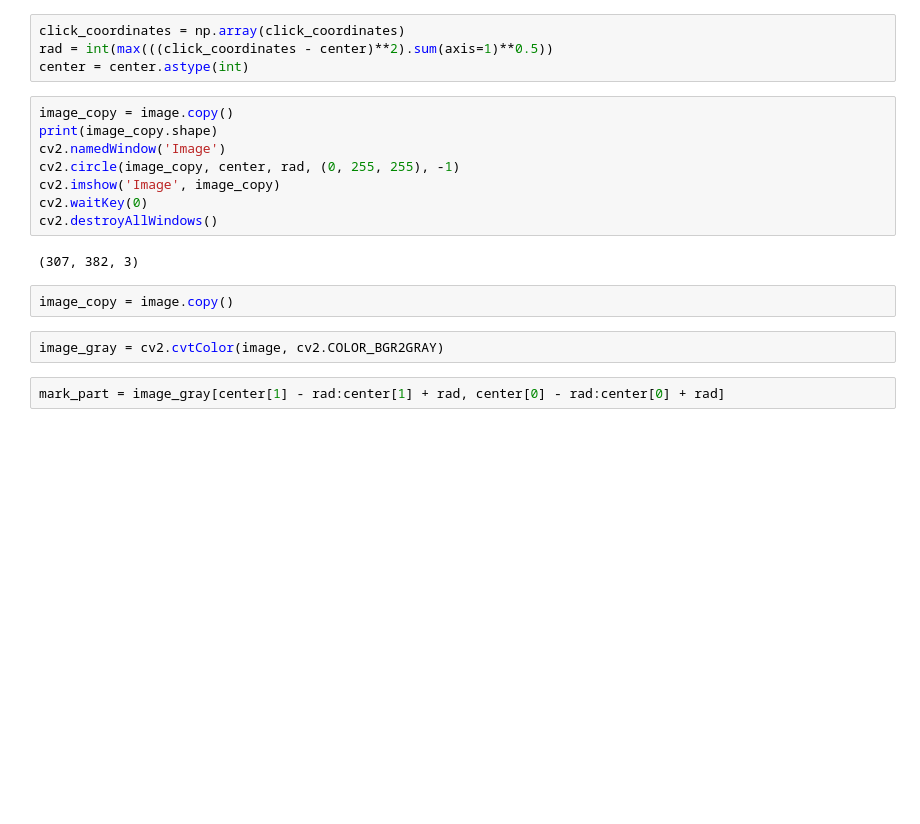
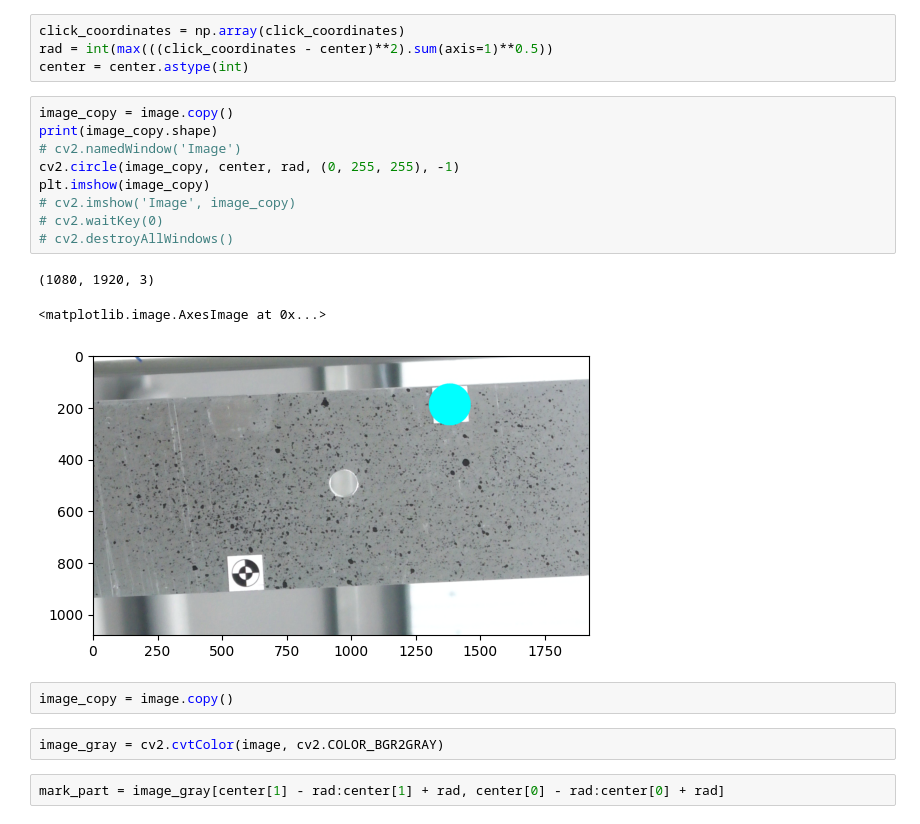
Before and after one commit to ravilkooo/ContactlessPlaneTesting, a Jupyter notebook: ravil/manual_mark_detection.ipynb, the cells around one changed output. Cells and saved outputs as stored; diff of their text form; blank space fills up the shorter version.

```diff
--- a/ravil/manual_mark_detection.ipynb
+++ b/ravil/manual_mark_detection.ipynb
@@ -74,13 +183,16 @@ center = center.astype(int)
 # %%
 image_copy = image.copy()
 print(image_copy.shape)
-cv2.namedWindow('Image')
+# cv2.namedWindow('Image')
 cv2.circle(image_copy, center, rad, (0, 255, 255), -1)
-cv2.imshow('Image', image_copy)
-cv2.waitKey(0)
-cv2.destroyAllWindows()
+plt.imshow(image_copy)
+# cv2.imshow('Image', image_copy)
+# cv2.waitKey(0)
+# cv2.destroyAllWindows()
 # %% [output]
-(307, 382, 3)
+(1080, 1920, 3)
+<matplotlib.image.AxesImage at 0x...>
+[figure, added]
 # %%
 image_copy = image.copy()
 # %%
```
Also changed, not shown: parts of 34 cells of this notebook.
